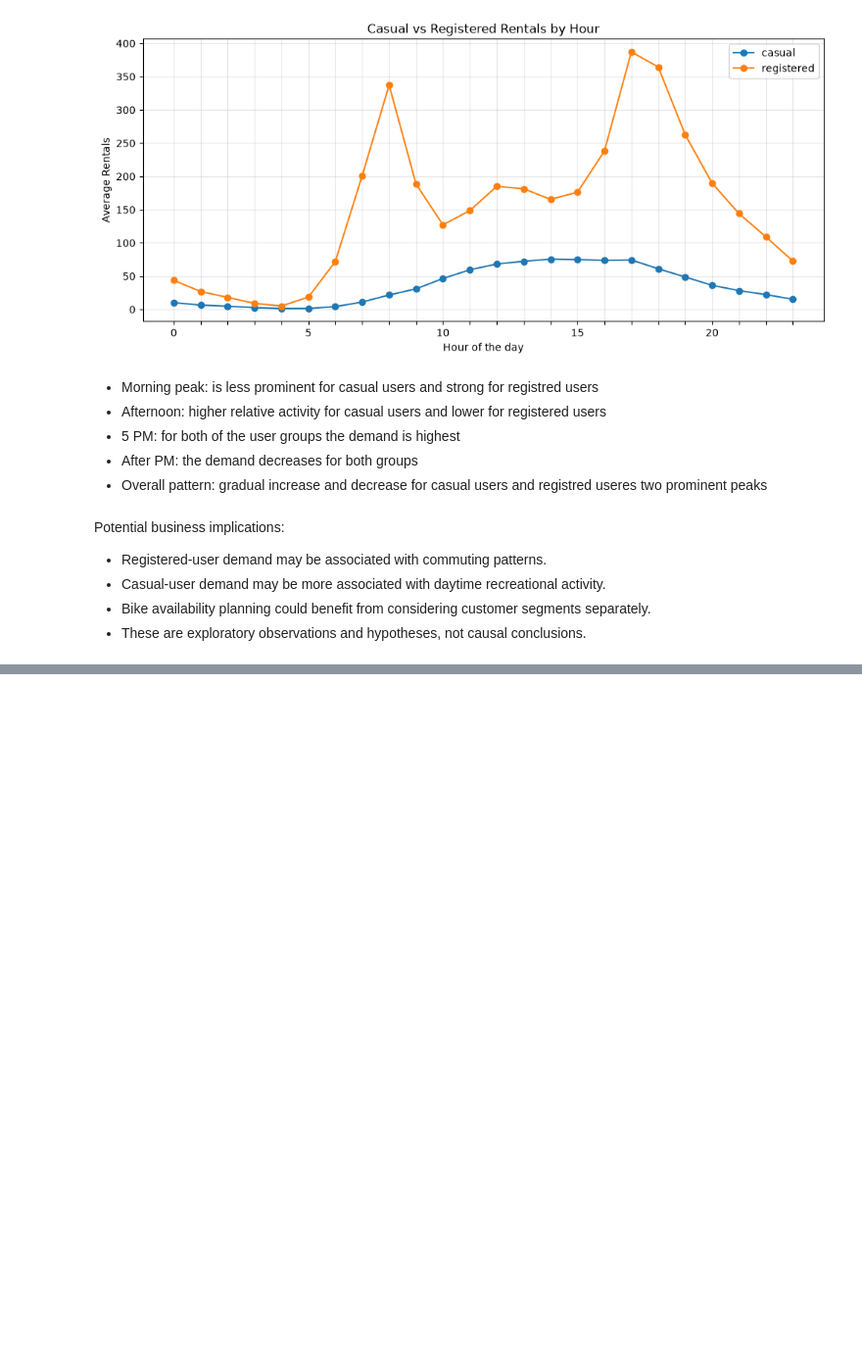
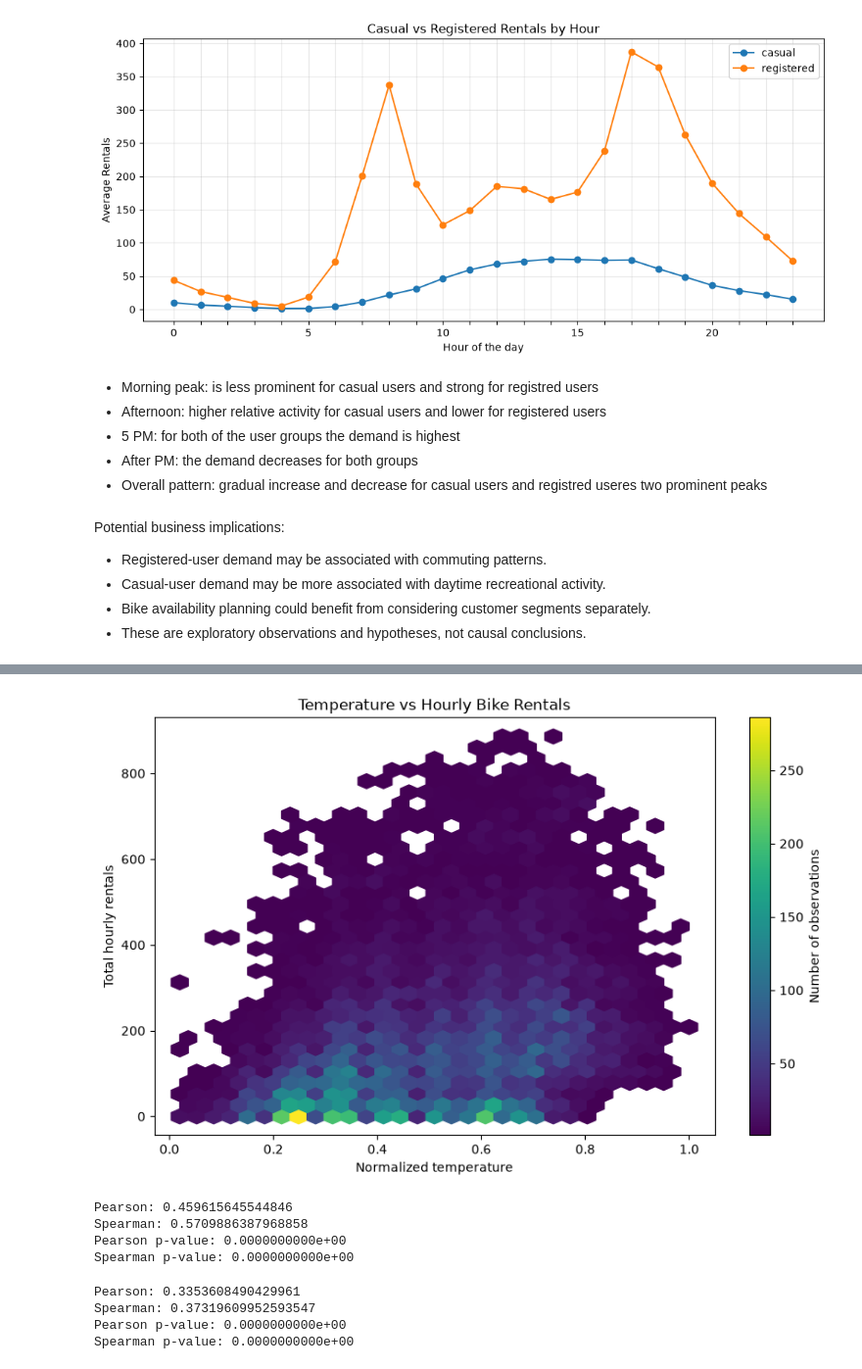
Before and after one commit to ishikabehera231096/practical-stats-data-science, a Jupyter notebook: chapter-01-eda/notebook/01_exploratory_data_analysis.ipynb, the cells around one changed output, grey strips where cells are left out. Shown at 98% size. Cells and saved outputs as stored; diff of their text form; code cells hidden in the pictures; blank space fills up the shorter version.

```diff
--- a/chapter-01-eda/notebook/01_exploratory_data_analysis.ipynb
+++ b/chapter-01-eda/notebook/01_exploratory_data_analysis.ipynb
@@ -252,0 +338,45 @@ Potential business implications:
+# %%
+plt.figure(figsize=(10, 6))
+
+plt.hexbin(
+    df["temp"],
+    df["registered"],
+    gridsize=30,
+    cmap="viridis",
+    mincnt=1
+)
+
+plt.colorbar(label="Number of observations")
+plt.xlabel("Normalized temperature")
+plt.ylabel("Total hourly rentals")
+plt.title("Temperature vs Hourly Bike Rentals")
+
+plt.show()
+# %% [output]
+[figure, added]
+# %%
+pearson_corr, pearson_p = pearsonr(df["temp"], df["casual"])
+spearman_corr, spearman_p = spearmanr(df["temp"], df["casual"])
+
+print("Pearson:", pearson_corr)
+print("Spearman:", spearman_corr)
+print(f"Pearson p-value: {pearson_p:.10e}")
+print(f"Spearman p-value: {spearman_p:.10e}")
+# %% [output]
+Pearson: 0.459615645544846
+Spearman: 0.5709886387968858
+Pearson p-value: 0.0000000000e+00
+Spearman p-value: 0.0000000000e+00
+# %%
+pearson_corr, pearson_p = pearsonr(df["temp"], df["registered"])
+spearman_corr, spearman_p = spearmanr(df["temp"], df["registered"])
+
+print("Pearson:", pearson_corr)
+print("Spearman:", spearman_corr)
+print(f"Pearson p-value: {pearson_p:.10e}")
+print(f"Spearman p-value: {spearman_p:.10e}")
+# %% [output]
+Pearson: 0.3353608490429961
+Spearman: 0.37319609952593547
+Pearson p-value: 0.0000000000e+00
+Spearman p-value: 0.0000000000e+00
```
Also changed, not shown: parts of 18 cells of this notebook, 1 other file.
